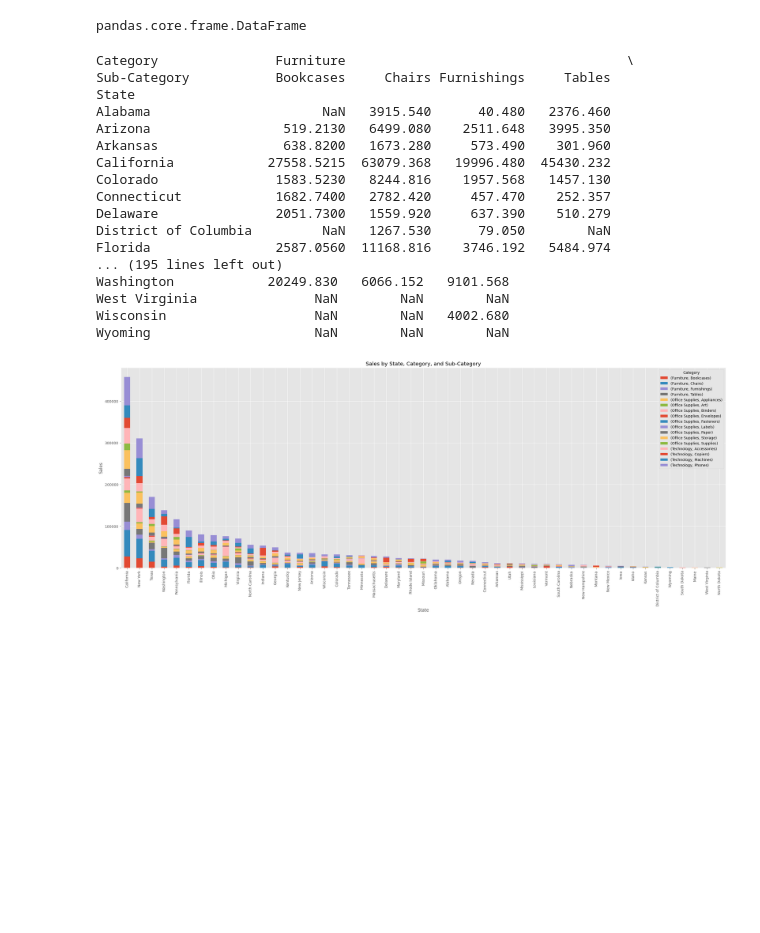
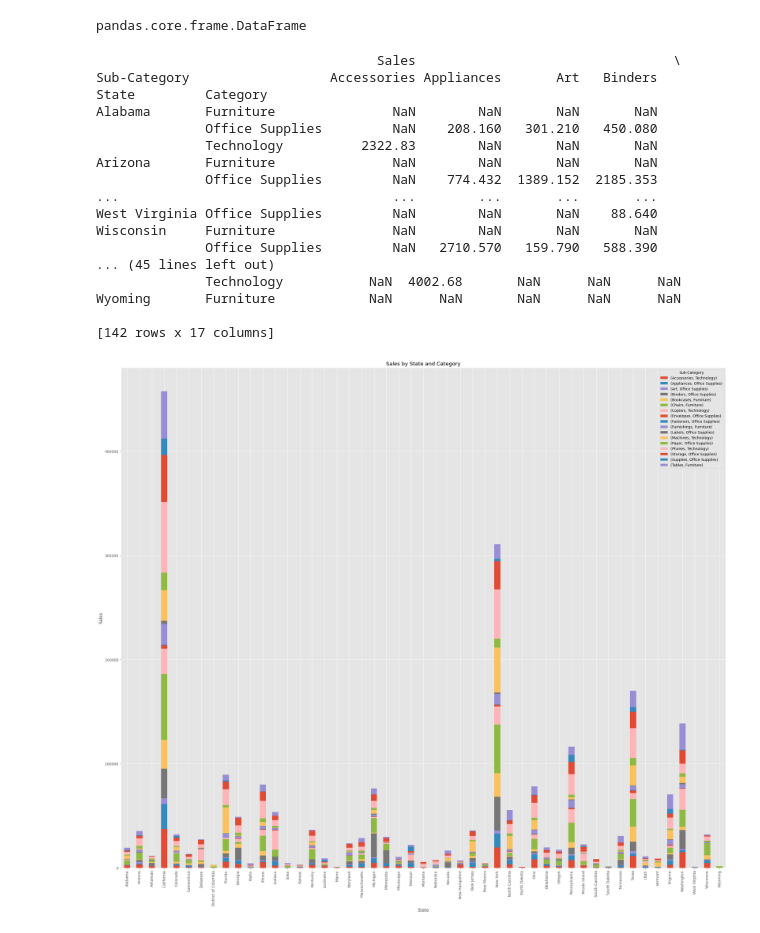
Before and after one commit to DrMemoryFish/university_database, a Jupyter notebook: Week 09 Pandas 01/Pandas.ipynb, the cells around one changed output. Saved outputs shown, nothing was run; the diff lists cells and outputs as text; code cells hidden in the pictures; blank space fills up the shorter version.

```diff
--- a/Week 09 Pandas 01/Pandas.ipynb
+++ b/Week 09 Pandas 01/Pandas.ipynb
@@ -265,6 +246,9 @@ pandas.core.series.Series
 # %%
 # found its series so converted the series to a Dataframe
 grouped_two_df = grouped_two.to_frame()
+# %%
+# unstack the sub-category level
+grouped_two_df = grouped_two_df.unstack(level=-1)
 # %%
 # checking the data type of the new dataset
 type(grouped_two_df)
@@ -274,39 +258,40 @@ pandas.core.frame.DataFrame
 # print the new dataset
 print(grouped_two_df)
 # %% [output]
-Category               Furniture                                    \
-Sub-Category           Bookcases     Chairs Furnishings     Tables
-State
-Alabama                      NaN   3915.540      40.480   2376.460
-Arizona                 519.2130   6499.080    2511.648   3995.350
-Arkansas                638.8200   1673.280     573.490    301.960
-California            27558.5215  63079.368   19996.480  45430.232
-Colorado               1583.5230   8244.816    1957.568   1457.130
-Connecticut            1682.7400   2782.420     457.470    252.357
-Delaware               2051.7300   1559.920     637.390    510.279
-District of Columbia         NaN   1267.530      79.050        NaN
-Florida                2587.0560  11168.816    3746.192   5484.974
-... (195 lines left out)
-Washington            20249.830   6066.152   9101.568
-West Virginia               NaN        NaN        NaN
-Wisconsin                   NaN        NaN   4002.680
-Wyoming                     NaN        NaN        NaN
+                                    Sales                                 \
+Sub-Category                  Accessories Appliances       Art   Binders
+State         Category
+Alabama       Furniture               NaN        NaN       NaN       NaN
+              Office Supplies         NaN    208.160   301.210   450.080
+              Technology          2322.83        NaN       NaN       NaN
+Arizona       Furniture               NaN        NaN       NaN       NaN
+              Office Supplies         NaN    774.432  1389.152  2185.353
+...                                   ...        ...       ...       ...
+West Virginia Office Supplies         NaN        NaN       NaN    88.640
+Wisconsin     Furniture               NaN        NaN       NaN       NaN
+              Office Supplies         NaN   2710.570   159.790   588.390
+... (45 lines left out)
+              Technology           NaN  4002.68       NaN      NaN      NaN
+Wyoming       Furniture            NaN      NaN       NaN      NaN      NaN
+
+[142 rows x 17 columns]
 # %%
-# group the data by 'State' and sum the 'Sales'
-grouped_by_state = grouped_two_df.sum(axis=1)
+# create a pivot table to organize the data
+pivot_table = grouped_two_df.pivot_table(values='Sales', index='State', columns='Category')
 
-# sort the data by 'Sales' in ascending order
-grouped_by_state = grouped_by_state.sort_values(ascending=False)
+# plot the pivot table as a stacked bar chart
+pivot_table.plot(kind='bar', stacked=True, figsize=(30, 25))
 
-# use the sorted data to plot the graph
-grouped_two_df.loc[grouped_by_state.index].plot(kind='bar', stacked=True, figsize=(30, 10))
+# add labels and a title
 plt.xlabel('State')
 plt.ylabel('Sales')
-plt.title('Sales by State, Category, and Sub-Category')
-plt.legend(title='Category')
+plt.title('Sales by State and Category')
+plt.legend(title='Sub-Category')
+
+# show the chart
 plt.show()
 # %% [output]
-[figure, old version]
+[figure, new version]
 # %%
 # %% [output]
 State
```
Also changed, not shown: parts of 16 cells of this notebook.
